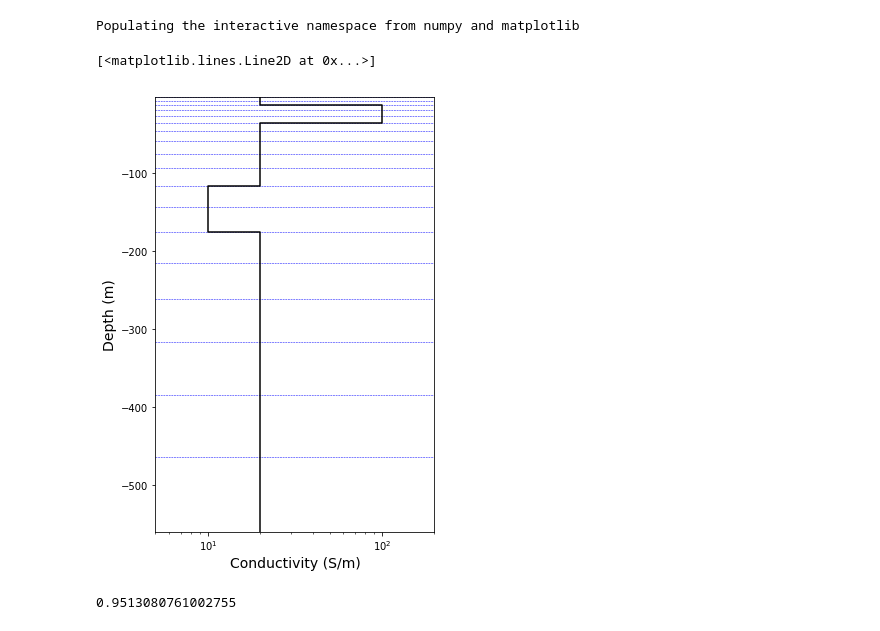
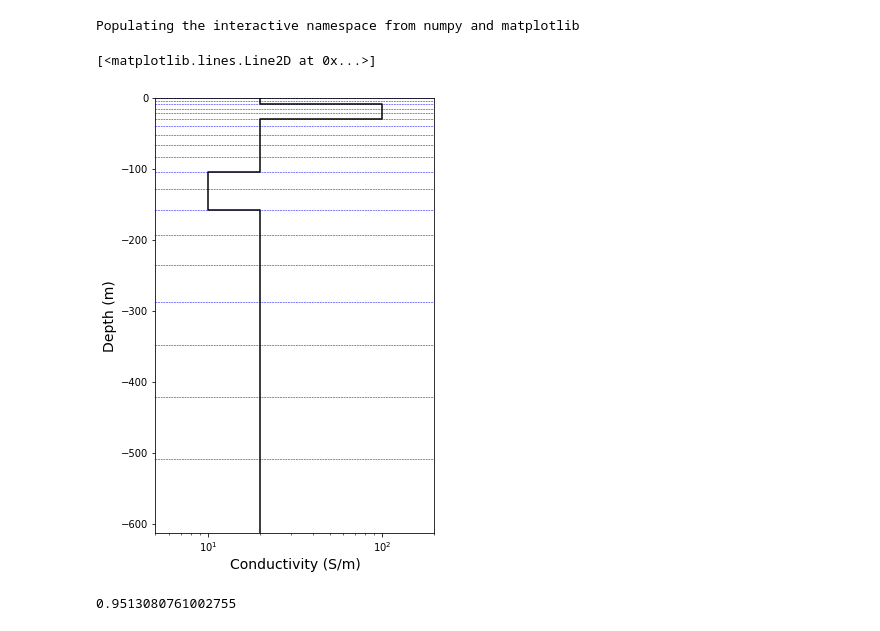
Before and after one commit to simpeg/simpegEM1D, a Jupyter notebook: notebooks/examples/EM1D_inversion_TD_layers_dual_moment.ipynb, the cells around one changed output. Drawn from its saved outputs; the diff is of its cells as text; code cells hidden in the pictures.

```diff
--- a/notebooks/examples/EM1D_inversion_TD_layers_dual_moment.ipynb
+++ b/notebooks/examples/EM1D_inversion_TD_layers_dual_moment.ipynb
@@ -61,10 +61,10 @@ sig[blk_ind] = 1./10.
 m_true = np.log(sig)
 # %%
 fig, ax = subplots(1,1, figsize=(5, 8))
-Utils1D.plotLayer(1./sig, LocSigZ, showlayers=True)
+Utils1D.plotLayer(1./sig, mesh1D, showlayers=True)
 # %% [output]
 [<matplotlib.lines.Line2D at 0x...>]
-[figure, old version]
+[figure, new version]
 # %%
 e = np.empty(100, dtype=float)
 # %%
```
Also changed, not shown: parts of 5 cells of this notebook, 21 other files.
